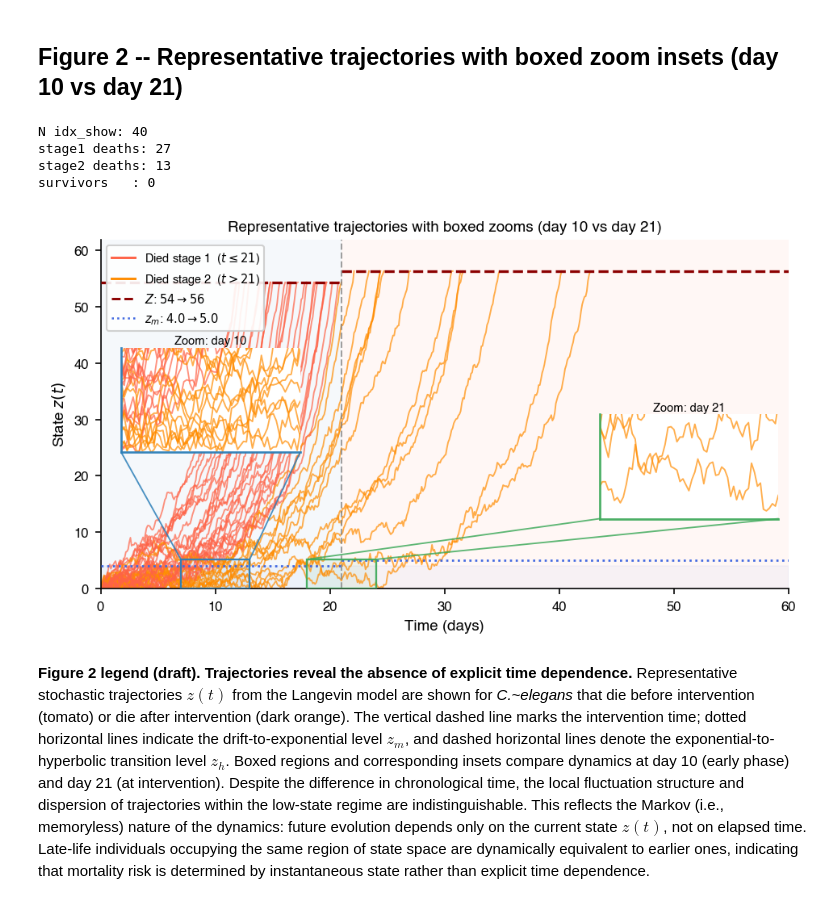
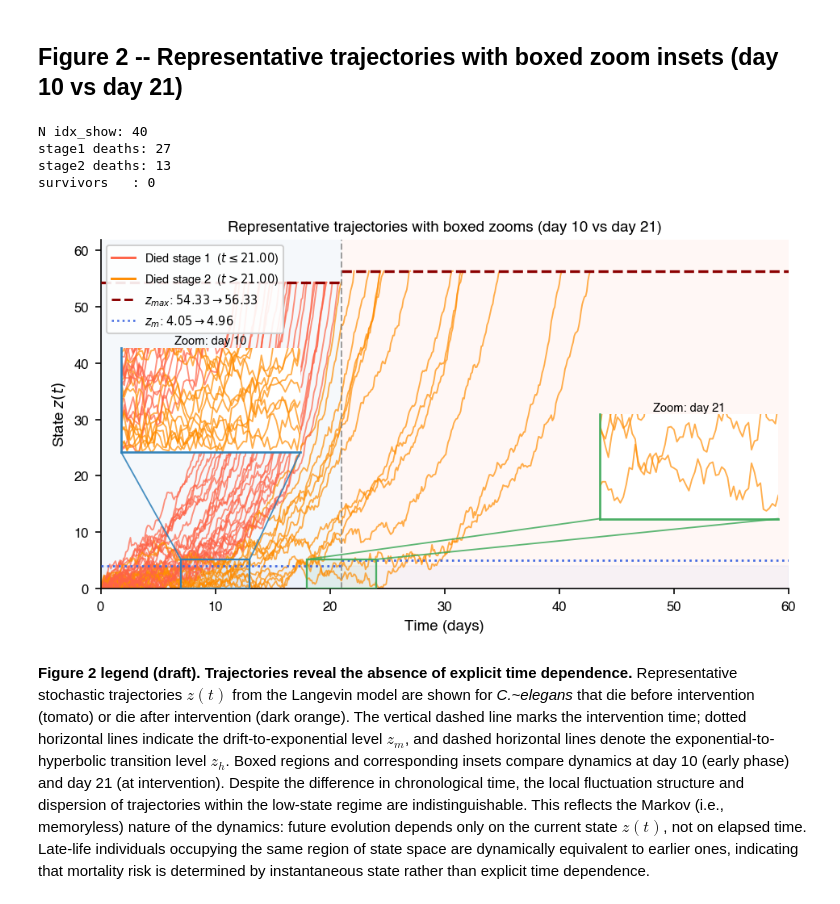
Before and after one commit to GruberComputational/c_elegans_unstable, a Jupyter notebook: notebooks/2_pub_figures_auxin10_switch.ipynb, the cells around one changed output. Cells and saved outputs as stored; diff of their text form; code cells hidden in the pictures.

```diff
--- a/notebooks/2_pub_figures_auxin10_switch.ipynb
+++ b/notebooks/2_pub_figures_auxin10_switch.ipynb
@@ -479,38 +479,38 @@ for (Tz, color, pos) in zip(ZOOM_DAYS, ROI_COLORS, INSET_POS):
         color=color, lw=0.9, alpha=0.85, zorder=10)
     conR = ConnectionPatch(
         xyA=p_ins_R, coordsA=axins.transData,
         xyB=p_main_R, coordsB=ax2.transData,
         color=color, lw=0.9, alpha=0.85, zorder=10)
     fig2.add_artist(conL)
     fig2.add_artist(conR)
 
 legend_handles = [
-    Line2D([0], [0], color=C_D1, lw=1.4, label=rf'Died stage 1  ($t \leq {tI_21:.0f}$)'),
-    Line2D([0], [0], color=C_D2, lw=1.4, label=rf'Died stage 2  ($t > {tI_21:.0f}$)'),
+    Line2D([0], [0], color=C_D1, lw=1.4, label=rf'Died stage 1  ($t \leq {tI_21:.2f}$)'),
+    Line2D([0], [0], color=C_D2, lw=1.4, label=rf'Died stage 2  ($t > {tI_21:.2f}$)'),
     Line2D([0], [0], color='darkred', lw=1.4, ls='--',
-           label=rf'$Z$: ${z_h0:.0f} \to {z_h1:.0f}$'),
+           label=rf'$z_{{max}}$: ${z_h0:.2f} \to {z_h1:.2f}$'),
     Line2D([0], [0], color='royalblue', lw=1.2, ls=':',
-           label=rf'$z_m$: ${z_m0:.1f} \to {z_m1:.1f}$'),
+           label=rf'$z_m$: ${z_m0:.2f} \to {z_m1:.2f}$'),
 ]
 
 ax2.legend(handles=legend_handles, fontsize=7, loc='upper left',
            frameon=True, framealpha=0.90)
 
 ax2.set_xlabel('Time (days)')
 ax2.set_ylabel('State $z(t)$')
 ax2.set_title('Representative trajectories with boxed zooms (day 10 vs day 21)', pad=5)
 ax2.set_xlim(0, T_MAX)
 ax2.set_ylim(0, Z_TOP)
 
 fig2.tight_layout(pad=0.55)
 fig2.savefig(FIGURES_DIR / 'pub_fig2_trajectories_auxin10switch.png', bbox_inches='tight', dpi=600)
 plt.show()
 # %% [output]
 N idx_show: 40
 stage1 deaths: 27
 stage2 deaths: 13
 survivors   : 0
-[figure, old version]
+[figure, new version]
 # %% [markdown]
 **Figure 2 legend (draft).** **Trajectories reveal the absence of
 explicit time dependence.** Representative stochastic trajectories $z(t)$
```
Also changed, not shown: 2 other files.
